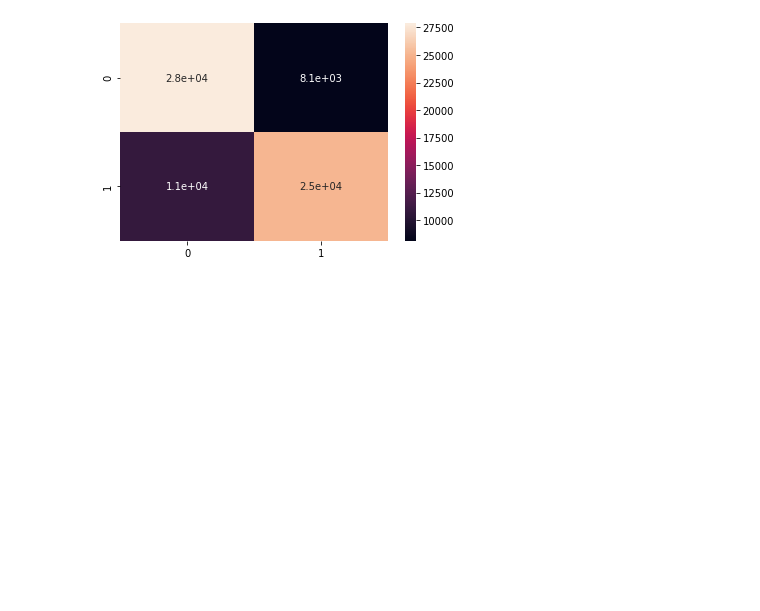
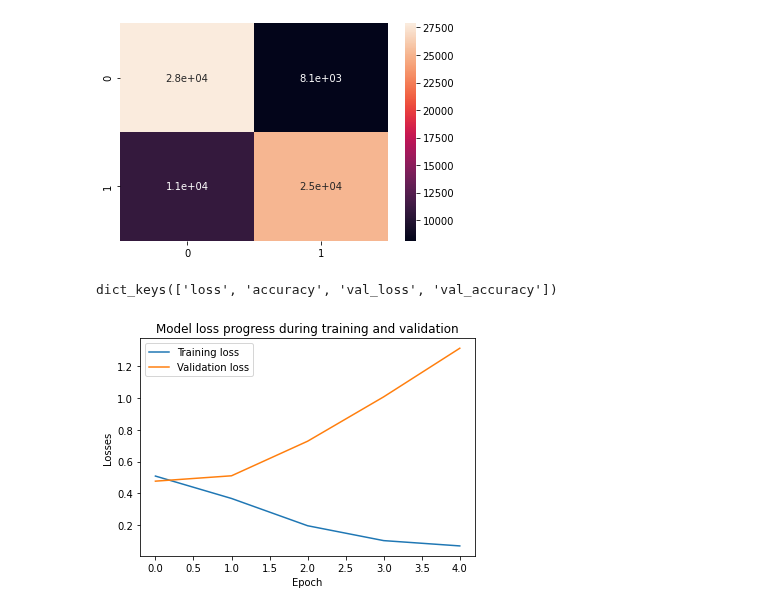
Before and after one commit to Mario-RJunior/classificador-sentimento-NLP, a Jupyter notebook: classificador_sentimento_RNC.ipynb, the cells around one changed output. Drawn from its saved outputs; the diff is of its cells as text; code cells hidden in the pictures; blank space fills up the shorter version.

Commit message:
Gráfico da "loss" para base de treino e de validação

```diff
--- a/classificador_sentimento_RNC.ipynb
+++ b/classificador_sentimento_RNC.ipynb
@@ -652,3 +652,19 @@ array([[27874,  8126],
 sns.heatmap(cm, annot=True);
 # %% [output]
 [figure]
+# %%
+# Verificando as chaves do histórico do treinamento
+history.history.keys()
+# %% [output]
+dict_keys(['loss', 'accuracy', 'val_loss', 'val_accuracy'])
+# %%
+# Plot da evolução da perda nas bases de treino e de validação
+plt.plot(history.history['loss'])
+plt.plot(history.history['val_loss'])
+plt.title('Model loss progress during training and validation')
+plt.xlabel('Epoch')
+plt.ylabel('Losses')
+plt.legend(['Training loss', 'Validation loss'])
+plt.show()
+# %% [output]
+[figure, added]
```
